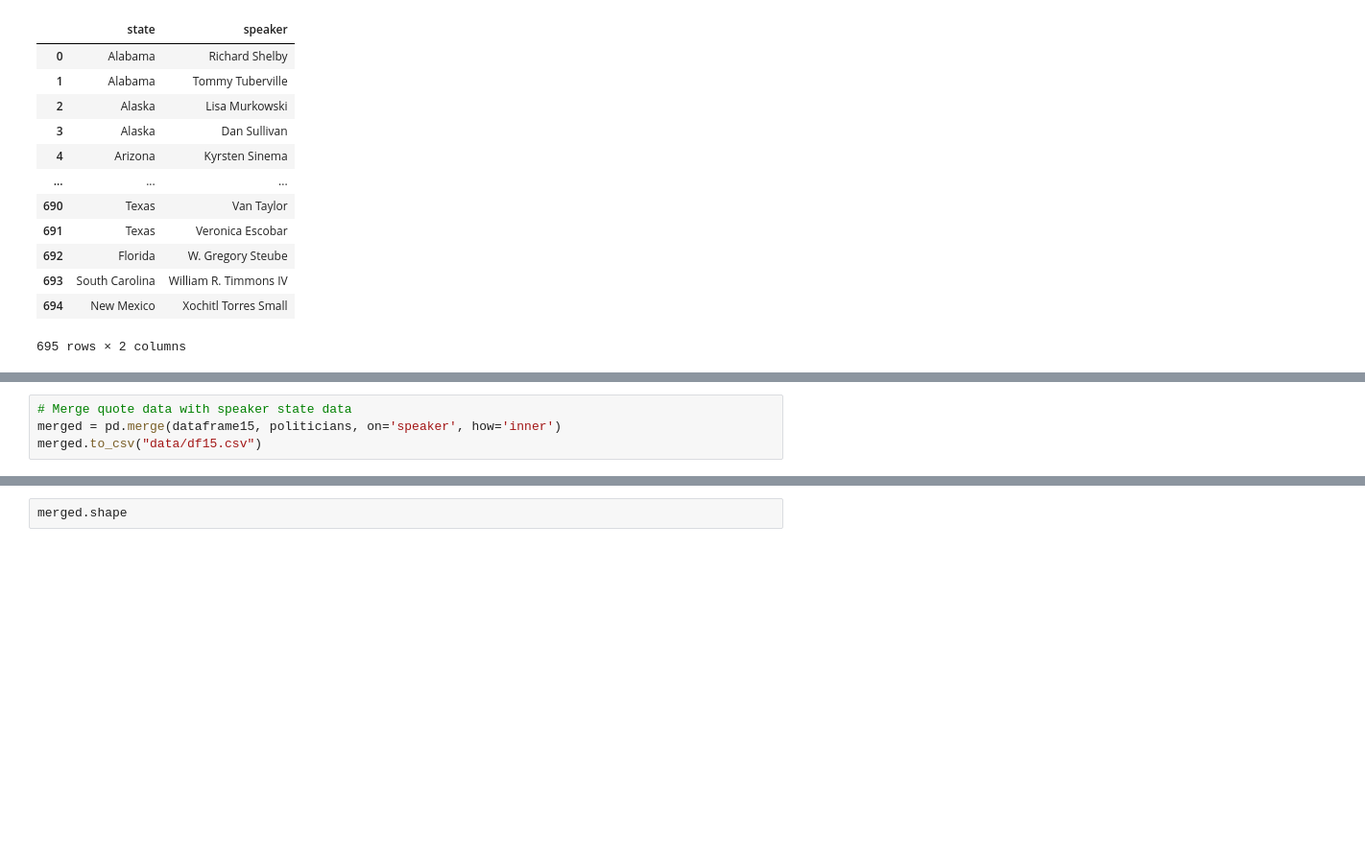
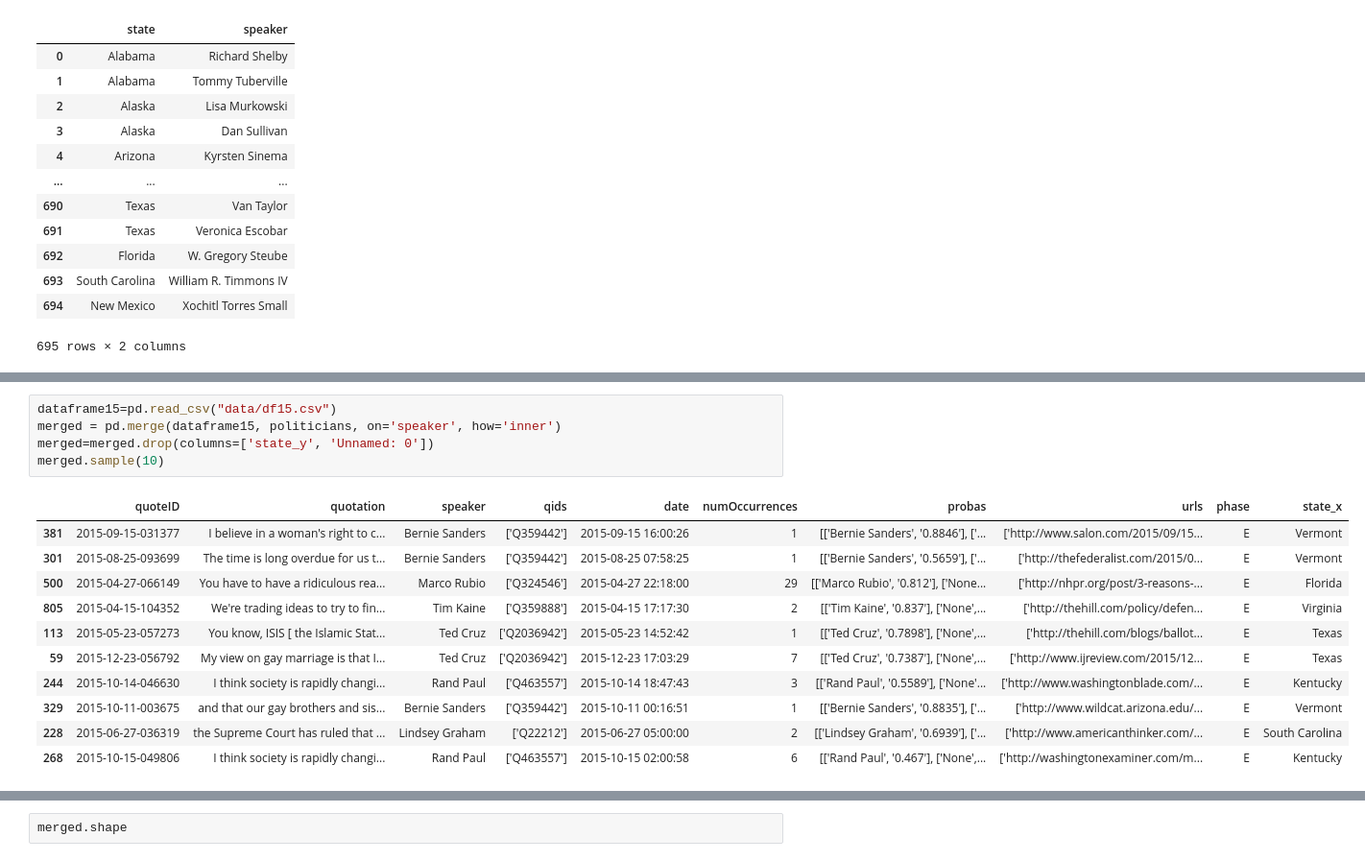
Before and after one commit to epfl-ada/ada-2021-project-ada_group_project, a Jupyter notebook: basic_exploration.ipynb, the cells around one changed output, grey strips where cells are left out. Shown at 96% size. Drawn from its saved outputs; the diff is of its cells as text; blank space fills up the shorter version.

```diff
--- a/basic_exploration.ipynb
+++ b/basic_exploration.ipynb
@@ -64,4 +49,17 @@ Processing chunk with 74338 rows
 # %%
-# Merge quote data with speaker state data
+dataframe15=pd.read_csv("data/df15.csv")
 merged = pd.merge(dataframe15, politicians, on='speaker', how='inner')
-merged.to_csv("data/df15.csv")
+merged=merged.drop(columns=['state_y', 'Unnamed: 0'])
+merged.sample(10)
+# %% [output]
+|  | quoteID | quotation | speaker | qids | date | numOccurrences | probas | urls | phase | state_x |
+| 381 | 2015-09-15-031377 | I believe in a woman's right to c... | Bernie Sanders | ['Q359442'] | 2015-09-15 16:00:26 | 1 | [['Bernie Sanders', '0.8846'], ['... | ['http://www.salon.com/2015/09/15... | E | Vermont |
+| 301 | 2015-08-25-093699 | The time is long overdue for us t... | Bernie Sanders | ['Q359442'] | 2015-08-25 07:58:25 | 1 | [['Bernie Sanders', '0.5659'], ['... | ['http://thefederalist.com/2015/0... | E | Vermont |
+| 500 | 2015-04-27-066149 | You have to have a ridiculous rea... | Marco Rubio | ['Q324546'] | 2015-04-27 22:18:00 | 29 | [['Marco Rubio', '0.812'], ['None... | ['http://nhpr.org/post/3-reasons-... | E | Florida |
+| 805 | 2015-04-15-104352 | We're trading ideas to try to fin... | Tim Kaine | ['Q359888'] | 2015-04-15 17:17:30 | 2 | [['Tim Kaine', '0.837'], ['None',... | ['http://thehill.com/policy/defen... | E | Virginia |
+| 113 | 2015-05-23-057273 | You know, ISIS [ the Islamic Stat... | Ted Cruz | ['Q2036942'] | 2015-05-23 14:52:42 | 1 | [['Ted Cruz', '0.7898'], ['None',... | ['http://thehill.com/blogs/ballot... | E | Texas |
+| 59 | 2015-12-23-056792 | My view on gay marriage is that I... | Ted Cruz | ['Q2036942'] | 2015-12-23 17:03:29 | 7 | [['Ted Cruz', '0.7387'], ['None',... | ['http://www.ijreview.com/2015/12... | E | Texas |
+| 244 | 2015-10-14-046630 | I think society is rapidly changi... | Rand Paul | ['Q463557'] | 2015-10-14 18:47:43 | 3 | [['Rand Paul', '0.5589'], ['None'... | ['http://www.washingtonblade.com/... | E | Kentucky |
+| 329 | 2015-10-11-003675 | and that our gay brothers and sis... | Bernie Sanders | ['Q359442'] | 2015-10-11 00:16:51 | 1 | [['Bernie Sanders', '0.8835'], ['... | ['http://www.wildcat.arizona.edu/... | E | Vermont |
+| 228 | 2015-06-27-036319 | the Supreme Court has ruled that ... | Lindsey Graham | ['Q22212'] | 2015-06-27 05:00:00 | 2 | [['Lindsey Graham', '0.6939'], ['... | ['http://www.americanthinker.com/... | E | South Carolina |
+| 268 | 2015-10-15-049806 | I think society is rapidly changi... | Rand Paul | ['Q463557'] | 2015-10-15 02:00:58 | 6 | [['Rand Paul', '0.467'], ['None',... | ['http://washingtonexaminer.com/m... | E | Kentucky |
```
Also changed, not shown: parts of 19 cells of this notebook.
